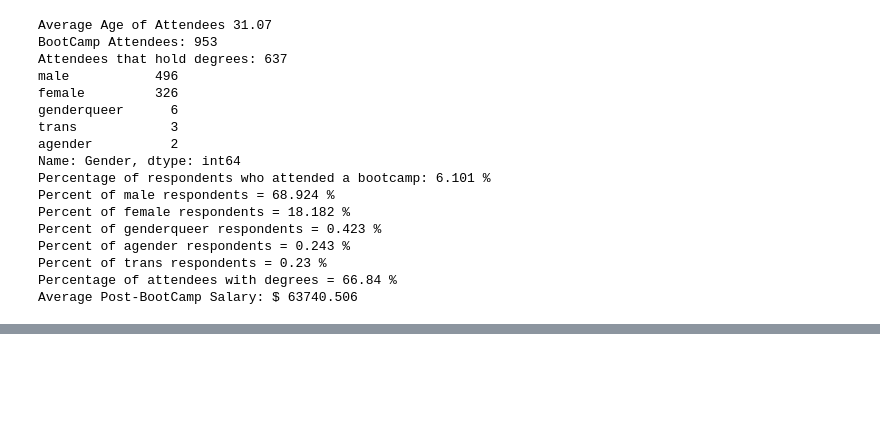
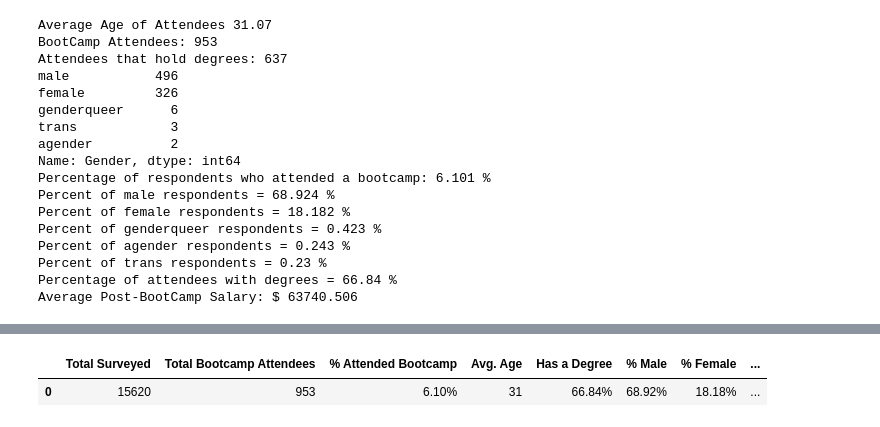
Before and after one commit to kodalisr/pandas-group, a Jupyter notebook: Mini-Project-Part-1/project_part_one.ipynb, the cells around one changed output, grey strips where cells are left out. Cells and saved outputs as stored; diff of their text form; code cells hidden in the pictures; blank space fills up the shorter version.

```diff
--- a/Mini-Project-Part-1/project_part_one.ipynb
+++ b/Mini-Project-Part-1/project_part_one.ipynb
@@ -186,2 +195,15 @@ SyntaxError: invalid syntax (<ipython-input-2-19cd9e34ca49>, line 3)
+# %%
+# Improve formatting before outputting spreadsheet
+bootcamp_breakdown["% Attended Bootcamp"] = bootcamp_breakdown["% Attended Bootcamp"].map("{0:,.2f}%".format)
+bootcamp_breakdown["Avg. Age"] = bootcamp_breakdown["Avg. Age"].map("{0:,.0f}".format)
+bootcamp_breakdown["Has a Degree"] = bootcamp_breakdown["Has a Degree"].map("{0:,.2f}%".format)
+bootcamp_breakdown["% Male"] = bootcamp_breakdown["% Male"].map("{0:,.2f}%".format)
+bootcamp_breakdown["% Female"] = bootcamp_breakdown["% Female"].map("{0:,.2f}%".format)
+bootcamp_breakdown["% Non Gender Specific"] = bootcamp_breakdown["% Non Gender Specific"].map("{0:,.2f}%".format)
+bootcamp_breakdown["Average Post Bootcamp Salary"] = bootcamp_breakdown["Average Post Bootcamp Salary"].map("${0:,.0f}".format)
+bootcamp_breakdown
+# %% [output]
+|  | Total Surveyed | Total Bootcamp Attendees | % Attended Bootcamp | Avg. Age | Has a Degree | % Male | % Female | ... |
+| 0 | 15620 | 953 | 6.10% | 31 | 66.84% | 68.92% | 18.18% | ... |
 # %%
 # Export to Excel
```
Also changed, not shown: parts of 4 cells of this notebook, 1 other file.
